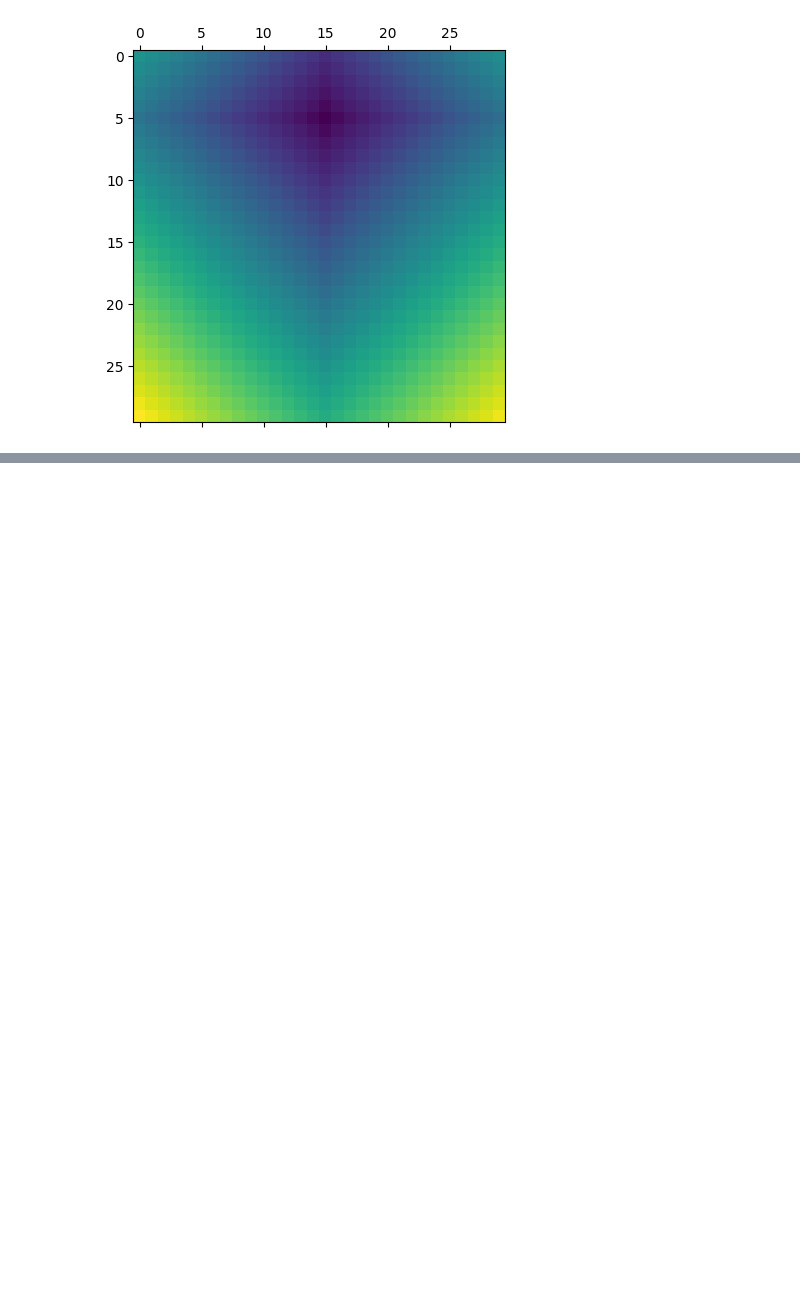
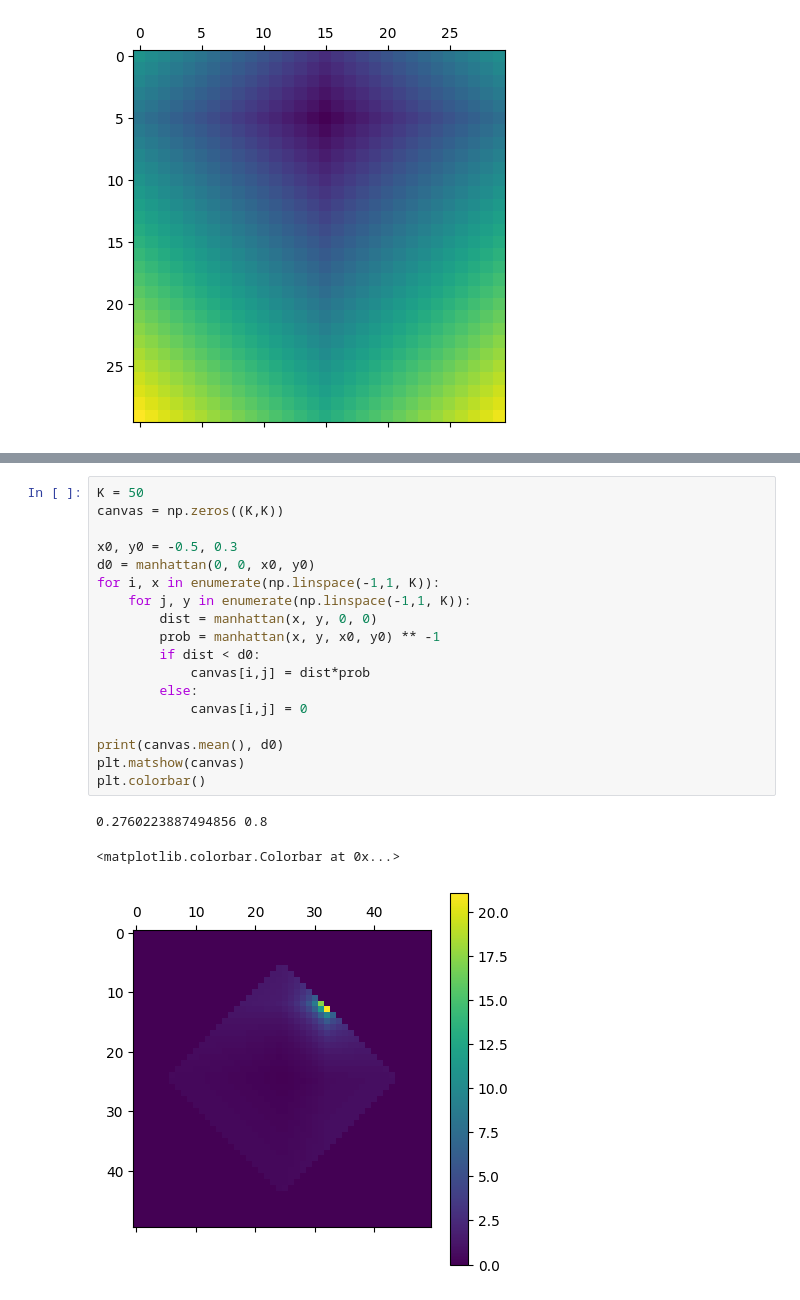
Before and after one commit to ricsi98/utvalasztas_verseny, a Jupyter notebook: baseline.ipynb, the cells around one changed output, grey strips where cells are left out. Cells and saved outputs as stored; diff of their text form; blank space fills up the shorter version.

```diff
--- a/baseline.ipynb
+++ b/baseline.ipynb
@@ -195,0 +173,22 @@ plt.show()
+# %%
+K = 50
+canvas = np.zeros((K,K))
+
+x0, y0 = -0.5, 0.3
+d0 = manhattan(0, 0, x0, y0)
+for i, x in enumerate(np.linspace(-1,1, K)):
+    for j, y in enumerate(np.linspace(-1,1, K)):
+        dist = manhattan(x, y, 0, 0)
+        prob = manhattan(x, y, x0, y0) ** -1
+        if dist < d0:
+            canvas[i,j] = dist*prob
+        else:
+            canvas[i,j] = 0
+
+print(canvas.mean(), d0)
+plt.matshow(canvas)
+plt.colorbar()
+# %% [output]
+0.2760223887494856 0.8
+<matplotlib.colorbar.Colorbar at 0x...>
+[figure, added]
```
Also changed, not shown: parts of 2 cells of this notebook.
